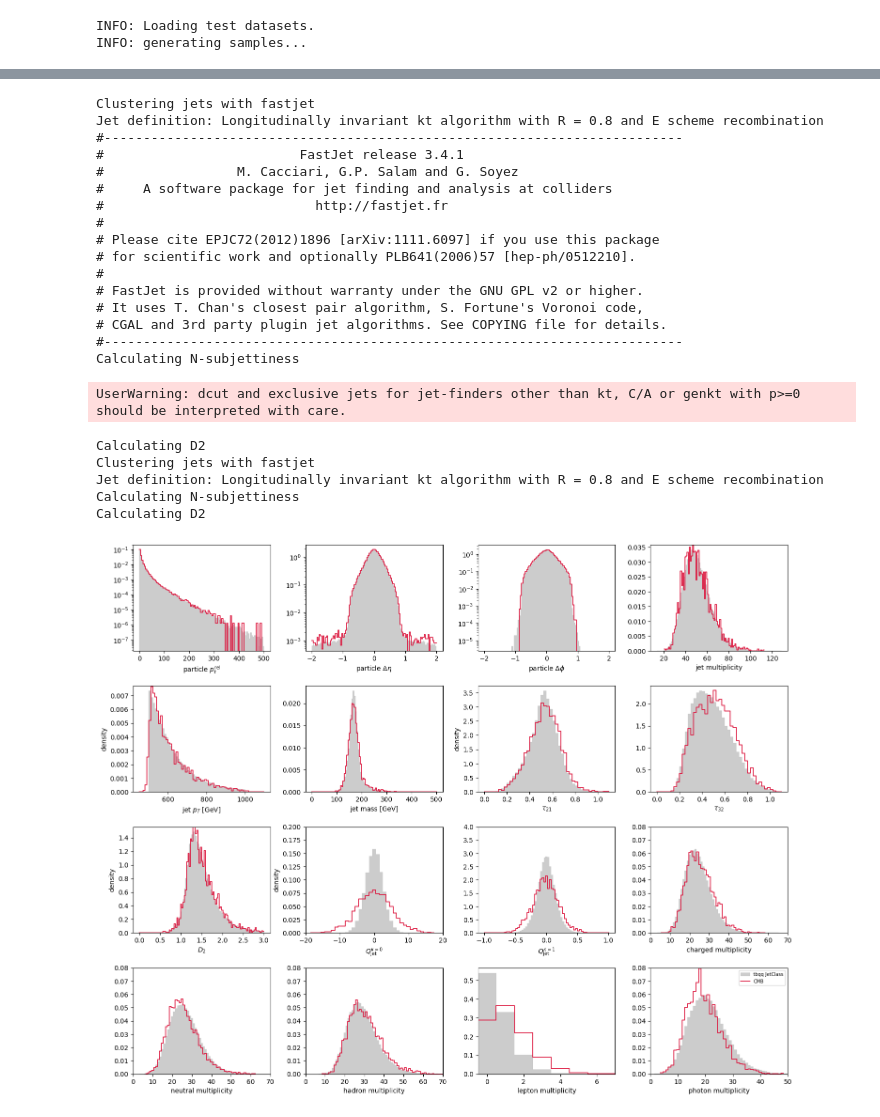
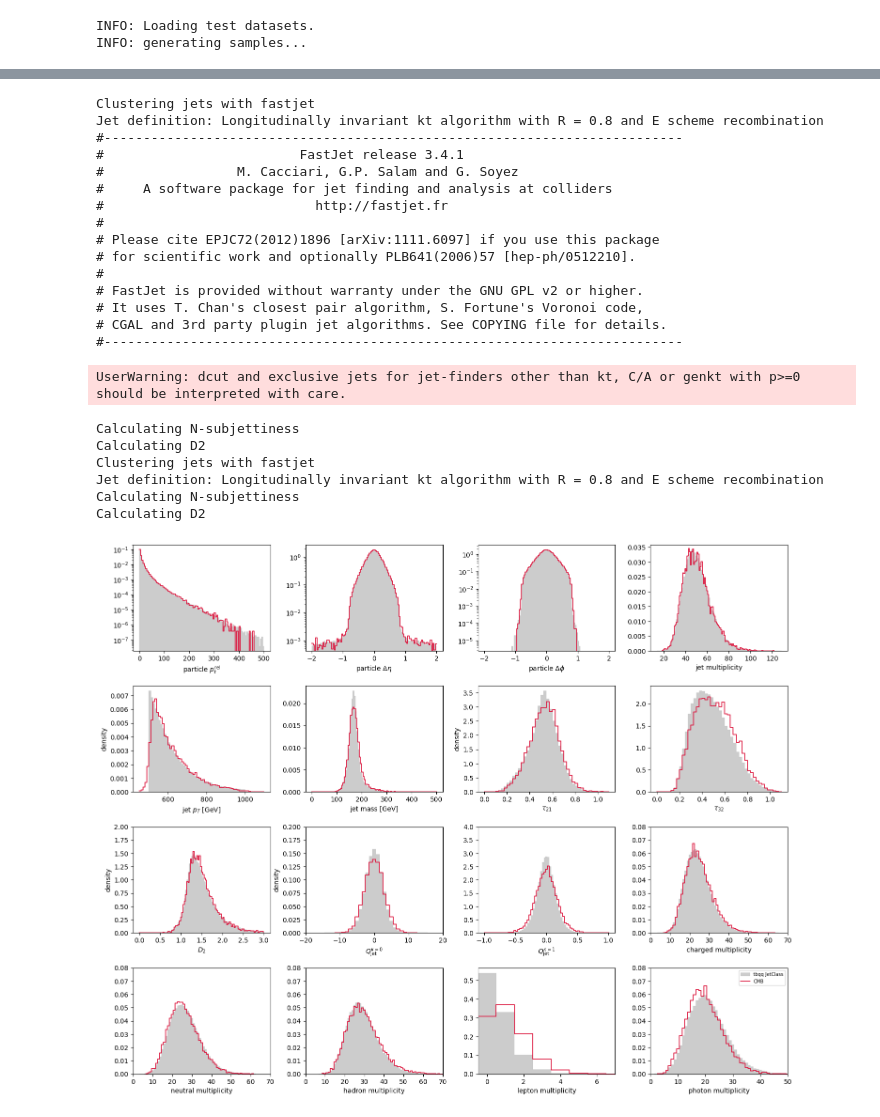
Before and after one commit to dfaroughy/CMB, a Jupyter notebook: experiments/jetclass/metrics.ipynb, the cells around one changed output, grey strips where cells are left out. Saved outputs shown, nothing was run; the diff lists cells and outputs as text; code cells hidden in the pictures.

```diff
--- a/experiments/jetclass/metrics.ipynb
+++ b/experiments/jetclass/metrics.ipynb
@@ -79,7 +76,7 @@ plt.show()
 ## Generate data from pretrained model
 # %%
 from cmb.models.trainers import GenerativeDynamicsModule
-path='/home/df630/CMB/results/runs/JetClass/gauss_to_tbqq_FlowMatching_TelegraphProcess_HybridEPiC_2024.10.06_03h08_480/config.yaml'
+path='/home/df630/CMB/results/runs/JetClass/gauss_to_tbqq_FlowMatching_TelegraphProcess_HybridEPiC_2024.10.06_03h07_1979/config.yaml'
 epic_cmb = GenerativeDynamicsModule(config=path, device='cuda:1')
 epic_cmb.load(checkpoint='best')
 # %% [output]
@@ -97,7 +94,7 @@ INFO: loading `best` epoch checkpoint on cuda:1 from:
 # %%
 from cmb.datasets.jetclass import JetsClassData, ParticleClouds
 
-epic_cmb.config.data.source.test.num_jets = 10000
+epic_cmb.config.data.source.test.num_jets = 10
 
 source_stats = epic_cmb.config.data.source.train.stats.to_dict()
 target_stats = epic_cmb.config.data.target.train.stats.to_dict()
@@ -108,7 +105,7 @@ test.source.preprocess(source_stats)
 epic_cmb.generate(source_continuous=test.source.continuous,
                   source_discrete=test.source.discrete,
                   mask=test.source.mask,
-                  output_history=False
+                  output_history=True
                 )
 # %% [output]
 INFO: Loading test datasets.
@@ -137,8 +176,8 @@ Jet definition: Longitudinally invariant kt algorithm with R = 0.8 and E scheme
 # It uses T. Chan's closest pair algorithm, S. Fortune's Voronoi code,
 # CGAL and 3rd party plugin jet algorithms. See COPYING file for details.
 #--------------------------------------------------------------------------
-Calculating N-subjettiness
 UserWarning: dcut and exclusive jets for jet-finders other than kt, C/A or genkt with p>=0 should be interpreted with care.
+Calculating N-subjettiness
 Calculating D2
 Clustering jets with fastjet
 Jet definition: Longitudinally invariant kt algorithm with R = 0.8 and E scheme recombination
@@ -196,9 +235,9 @@ gen_jets.histplot('tau32', xlabel=r'$\tau_{32}$', ax=ax[1,3], binrange=binrange,
 
 # ------------------------------
 
-binrange, binwidth, ylim = (0, 3.0), 0.03, (0, 4.0)
+binrange, binwidth, ylim = (0, 3.0), 0.03, (0, 2.0)
 test_jets.histplot('d2',  xlabel=r'$D_2$', ylabel='density', ax=ax[2,0], binrange=binrange, binwidth=binwidth, **arg_test)
-gen_jets.histplot('d2', xlabel=r'$D_2$', ylabel='density', ax=ax[2,0], binrange=binrange, binwidth=binwidth, **arg_gen)
+gen_jets.histplot('d2', xlabel=r'$D_2$', ylabel='density', ax=ax[2,0],  ylim=ylim, binrange=binrange, binwidth=binwidth, **arg_gen)
 
 xlim, ylim = (-20, 20), (0, 0.2)
 test_jets.histplot('Q_total', xlabel=r'$Q_{\rm jet}^{\kappa=0}$',  discrete=True, ax=ax[2,1], **arg_test)
@@ -207,34 +246,34 @@ gen_jets.histplot('Q_total', xlabel=r'$Q_{\rm jet}^{\kappa=0}$', ylim=ylim, xlim
 binrange, binwidth, ylim = (-1, 1), 0.03, (0.0, 4.0)
 test_jets.histplot('Q_jet', xlabel=r'$Q_{\rm jet}^{\kappa=1}$', binrange=binrange, binwidth=binwidth , ax=ax[2,2], **arg_test)
 gen_jets.histplot('Q_jet', xlabel=r'$Q_{\rm jet}^{\kappa=1}$', ylim=ylim, binrange=binrange, binwidth=binwidth, ax=ax[2,2], **arg_gen)
 
 xlim, ylim = (0, 70), (0, 0.08)
 test_jets.histplot_multiplicities(state=[2,3,4,5,6,7], xlabel='charged multiplicity', ax=ax[2,3], **arg_test)
 gen_jets.histplot_multiplicities(state=[2,3,4,5,6,7], xlabel='charged multiplicity', xlim=xlim, ylim=ylim, ax=ax[2,3], **arg_gen)
 
 xlim, ylim = (0, 70), (0, 0.08)
 test_jets.histplot_multiplicities(state=[0,1], xlabel='neutral multiplicity', ax=ax[3,0], **arg_test)
 gen_jets.histplot_multiplicities(state=[0,1], xlabel='neutral multiplicity', xlim=xlim, ylim=ylim, ax=ax[3,0], **arg_gen)
 
 xlim, ylim = (0, 70), (0, 0.08)
 test_jets.histplot_multiplicities(state=[1,2,3], xlabel='hadron multiplicity', ax=ax[3,1], **arg_test)
 gen_jets.histplot_multiplicities(state=[1,2,3], xlabel='hadron multiplicity', xlim=xlim, ylim=ylim, ax=ax[3,1], **arg_gen)
 
 xlim = (-0.5,7)
 test_jets.histplot_multiplicities(state=[4,5,6,7], xlabel='lepton multiplicity', ax=ax[3,2], **arg_test)
 gen_jets.histplot_multiplicities(state=[4,5,6,7], xlabel='lepton multiplicity', xlim=xlim, ax=ax[3,2], **arg_gen)
 
 xlim, ylim = (0, 50), (0, 0.08)
 test_jets.histplot_multiplicities(state=0, xlabel='photon multiplicity', ax=ax[3,3], **arg_test)
 gen_jets.histplot_multiplicities(state=0, xlabel='photon multiplicity', xlim=xlim, ylim=ylim, ax=ax[3,3], **arg_gen)
 
 plt.legend(fontsize=7)
 
 plt.tight_layout()
 plt.savefig(epic_cmb.workdir / 'all_features.png')
 plt.show()
 # %% [output]
-[figure, old version]
+[figure, new version]
 # %%
 _, ax = plt.subplots(1,1,figsize=(4,4))
 
```
Also changed, not shown: parts of 18 cells of this notebook, 18 other files.
